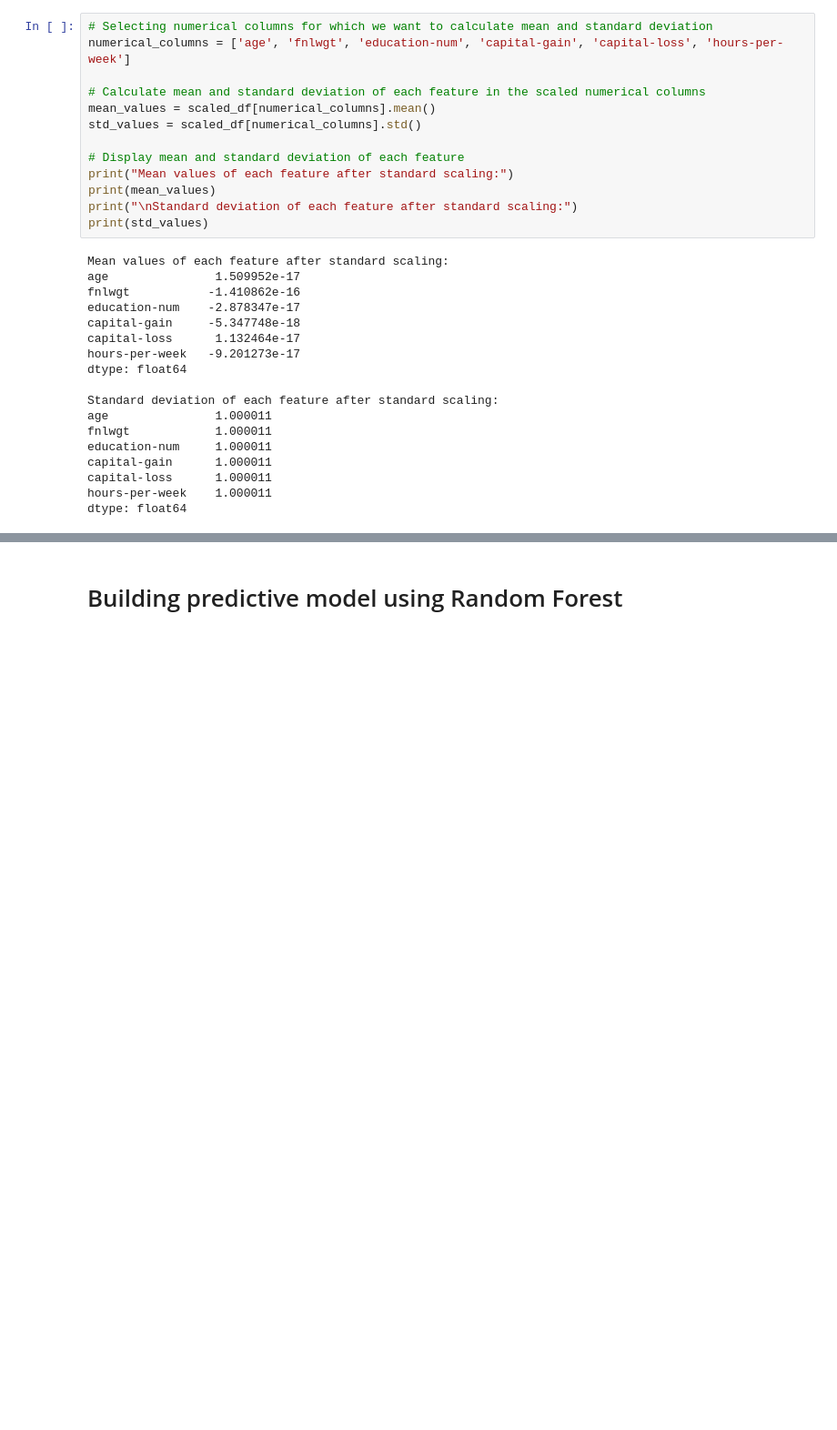
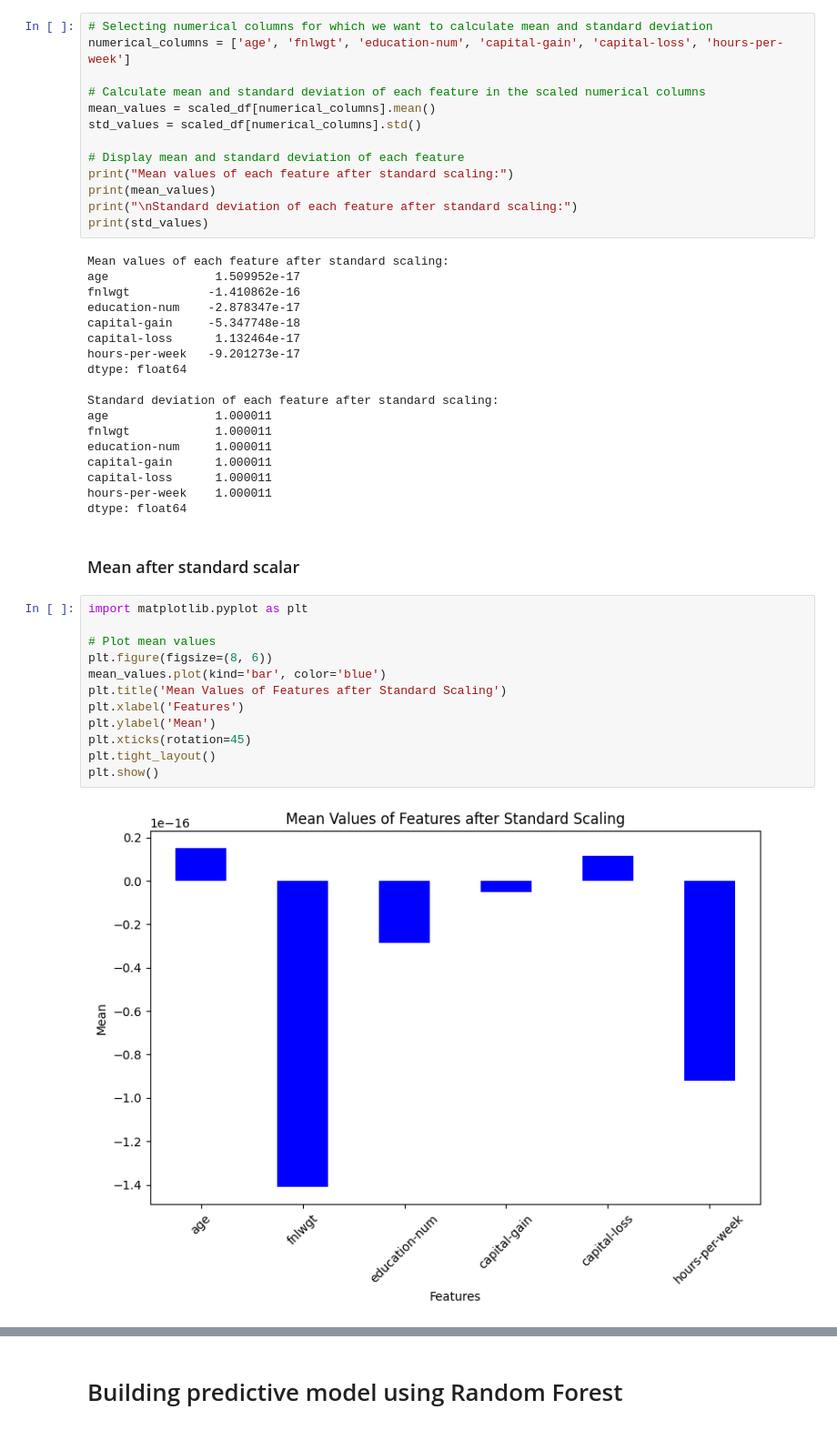
Before and after one commit to nikoyasam/MachineLearningCW, a Jupyter notebook: machine learninng/random forest.ipynb, the cells around one changed output, grey strips where cells are left out. Shown at 91% size. Drawn from its saved outputs; the diff is of its cells as text; blank space fills up the shorter version.

```diff
--- a/machine learninng/random forest.ipynb
+++ b/machine learninng/random forest.ipynb
@@ -266,3 +266,19 @@ capital-gain      1.000011
 capital-loss      1.000011
 hours-per-week    1.000011
 dtype: float64
+# %% [markdown]
+### Mean after standard scalar
+# %%
+import matplotlib.pyplot as plt
+
+# Plot mean values
+plt.figure(figsize=(8, 6))
+mean_values.plot(kind='bar', color='blue')
+plt.title('Mean Values of Features after Standard Scaling')
+plt.xlabel('Features')
+plt.ylabel('Mean')
+plt.xticks(rotation=45)
+plt.tight_layout()
+plt.show()
+# %% [output]
+[figure, added]
```
Also changed, not shown: parts of 2 cells of this notebook.
